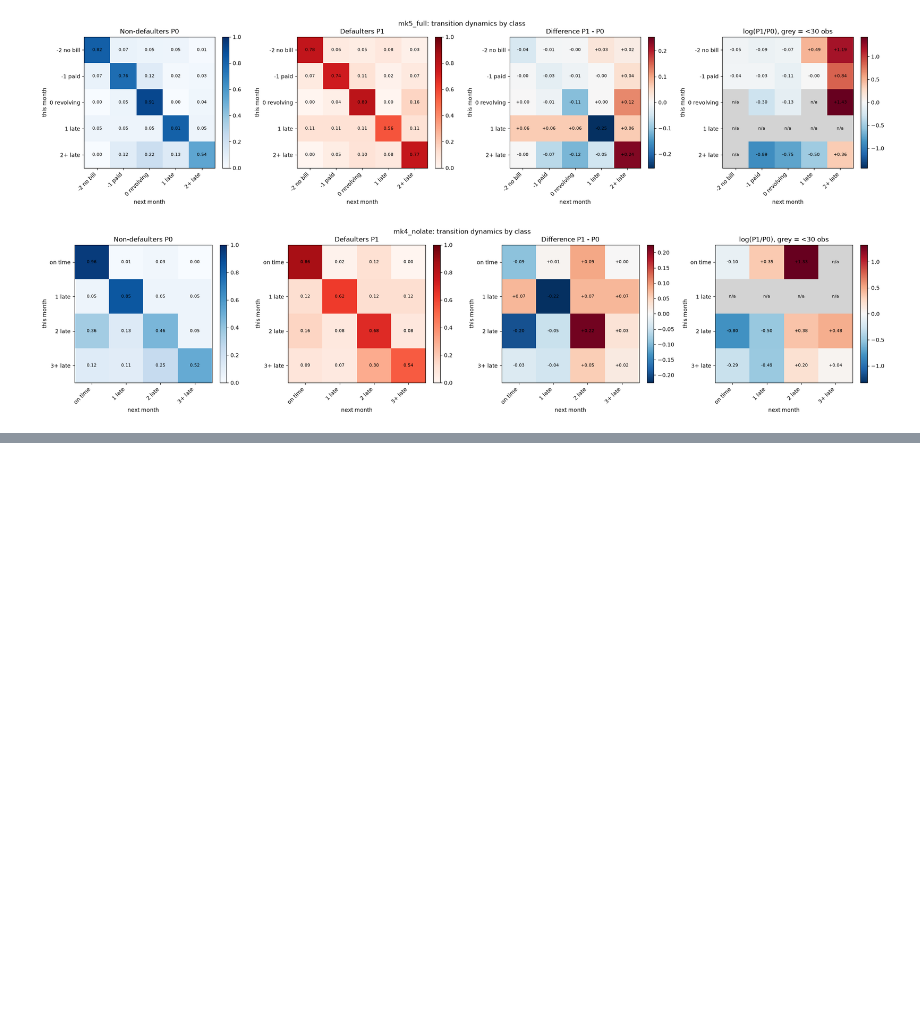
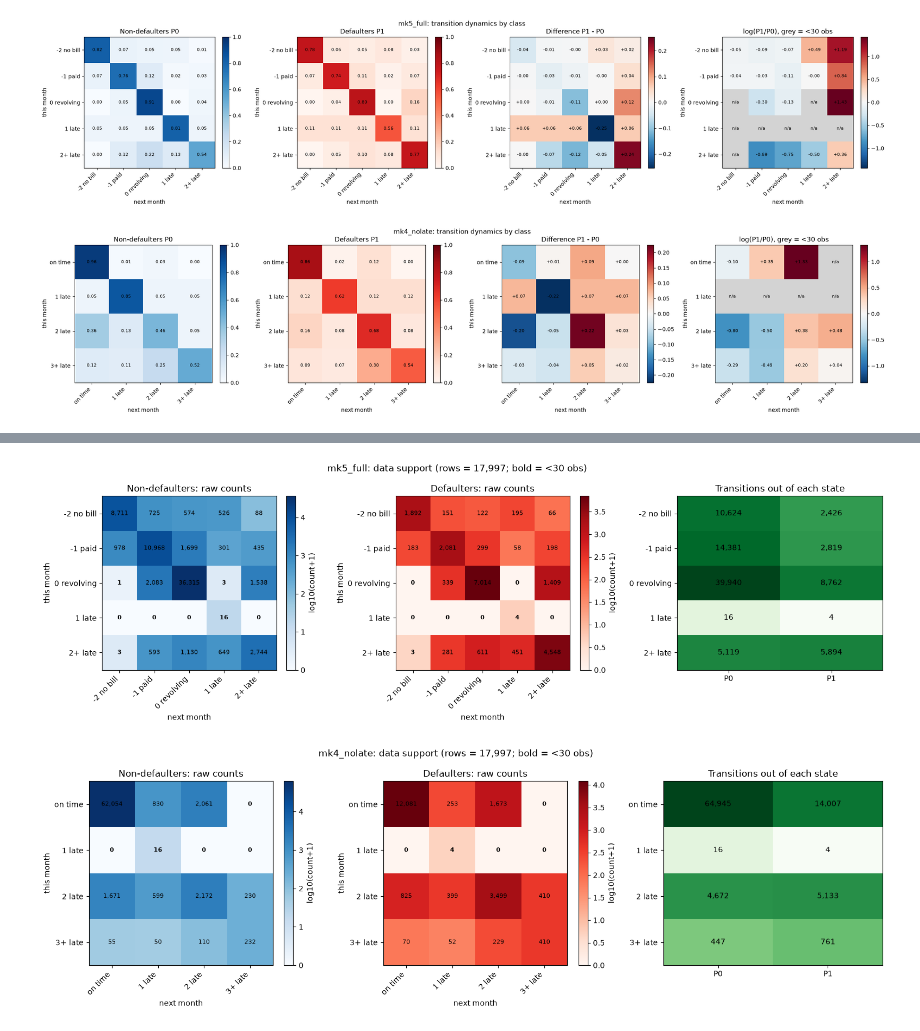
Before and after one commit to Oscar339/dst-sprint1, a Jupyter notebook: report/02-MarkovChiain.ipynb, the cells around one changed output, grey strips where cells are left out. Cells and saved outputs as stored; diff of their text form; code cells hidden in the pictures; blank space fills up the shorter version.

Commit message:
Update 02-MarkovChiain.ipynb
more stuff

```diff
--- a/report/02-MarkovChiain.ipynb
+++ b/report/02-MarkovChiain.ipynb
@@ -428,0 +438,36 @@ for k in markov_models_1:
+# %%
+MIN_N = 30  # cells with fewer raw transitions than this are flagged as unreliable
+
+def plot_count_heatmaps(key, models, labels, data, pay_cols, y, min_n=30,
+                        figsize=(16, 4.8)):
+    m, K, lab, C0, C1 = _prep(key, models, labels, data, pay_cols, y)
+
+    fig, axs = plt.subplots(1, 3, figsize=figsize)
+    for ax, C, t, cmap in [(axs[0], C0, "Non-defaulters: raw counts", "Blues"),
+                           (axs[1], C1, "Defaulters: raw counts", "Reds")]:
+        im = ax.imshow(np.log10(C + 1), cmap=cmap); ax.set_title(t)
+        for i in range(K):
+            for j in range(K):
+                ax.text(j, i, f"{C[i, j]:,}", ha="center", va="center", fontsize=8,
+                        fontweight="bold" if C[i, j] < min_n else "normal")
+        plt.colorbar(im, ax=ax, fraction=0.046).set_label("log10(count+1)")
+        _tick_labels(ax, lab)
+
+    row_n = np.vstack([C0.sum(1), C1.sum(1)]).T
+    axs[2].imshow(np.log10(row_n + 1), cmap="Greens", aspect="auto")
+    for i in range(K):
+        for c in range(2):
+            axs[2].text(c, i, f"{row_n[i, c]:,}", ha="center", va="center")
+    axs[2].set_xticks([0, 1]); axs[2].set_xticklabels(["P0", "P1"])
+    axs[2].set_yticks(range(K)); axs[2].set_yticklabels(lab)
+    axs[2].set_title("Transitions out of each state")
+
+    fig.suptitle(f"{key}: data support (rows = {len(data):,}; bold = <{min_n} obs)")
+    plt.tight_layout(); plt.show()
+    return dict(C0=C0, C1=C1)
+
+for k in markov_models_1:
+    plot_count_heatmaps(k, markov_models_1, labels_1, train, pay_cols, y_tr)
+# %% [output]
+[figure, added]
+[figure, added]
```
Also changed, not shown: parts of 8 cells of this notebook.
